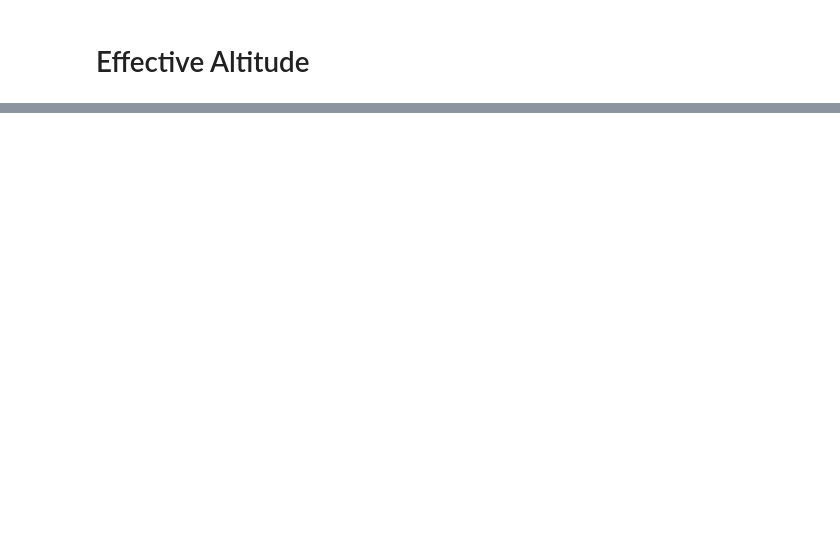
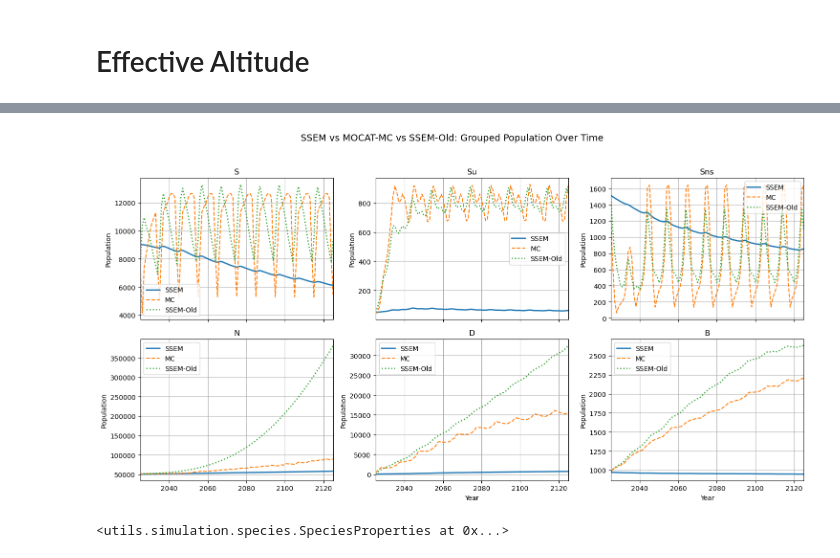
Before and after one commit to ARCLab-MIT/pyssem, a Jupyter notebook: pyssem/elliptical_launch.ipynb, the cells around one changed output, grey strips where cells are left out. Drawn from its saved outputs; the diff is of its cells as text; code cells hidden in the pictures; blank space fills up the shorter version.

```diff
--- a/pyssem/elliptical_launch.ipynb
+++ b/pyssem/elliptical_launch.ipynb
@@ -426,0 +368,59 @@ for i in range(n_species):
+# %%
+import pandas as pd
+import matplotlib.pyplot as plt
+
+# --- Load third dataset: SSEM-Old ---
+ssem_old_path = "/Users/indigobrownhall/Code/pyssem/figures/SEP-Final-Runs/SEP2/pop_time.csv"
+df_ssem_old = pd.read_csv(ssem_old_path)
+
+# remove data where year is older than 2125
+df_ssem_old = df_ssem_old[df_ssem_old["Year"] <= 2125]
+
+# --- Species groups to compare ---
+species_groups = ['S', 'Su', 'Sns', 'N', 'D', 'B']
+n_rows, n_cols = 2, 3
+
+# --- Time adjustment for SSEM ---
+start_year = 2025
+ssem_years = times + start_year
+
+# --- Create subplot grid ---
+fig, axes = plt.subplots(n_rows, n_cols, figsize=(15, 8), sharex=True)
+axes = axes.flatten()
+
+for idx, group in enumerate(species_groups):
+    ax = axes[idx]
+
+    # Plot SSEM (new)
+    if group in group_totals:
+        ax.plot(ssem_years, group_totals[group], label='SSEM', linewidth=2)
+
+    # Plot MC
+    if group in mc_pop_time["Species"].unique():
+        mc_df = mc_pop_time[mc_pop_time["Species"] == group]
+        ax.plot(mc_df["Year"], mc_df["Population"], '--', label='MC', linewidth=1.5)
+
+    # Plot SSEM-Old
+    if group in df_ssem_old["Species"].unique():
+        old_df = df_ssem_old[df_ssem_old["Species"] == group]
+        ax.plot(old_df["Year"], old_df["Population"], ':', label='SSEM-Old', linewidth=1.8)
+
+    ax.set_title(group)
+    ax.set_ylabel("Population")
+    ax.grid(True)
+    ax.legend()
+
+# Add shared X labels
+axes[-2].set_xlabel("Year")
+axes[-1].set_xlabel("Year")
+
+plt.suptitle("SSEM vs MOCAT-MC vs SSEM-Old: Grouped Population Over Time", fontsize=14)
+plt.tight_layout(rect=[0, 0, 1, 0.95])
+plt.xlim(2025, 2125)  # Adjust x-axis limits for better visibility
+plt.show()
+# %% [output]
+[figure, added]
+# %%
+scenario_properties.collision_pairs[0].species2
+# %% [output]
+<utils.simulation.species.SpeciesProperties at 0x...>
```
Also changed, not shown: parts of 13 cells of this notebook, 8 other files.
